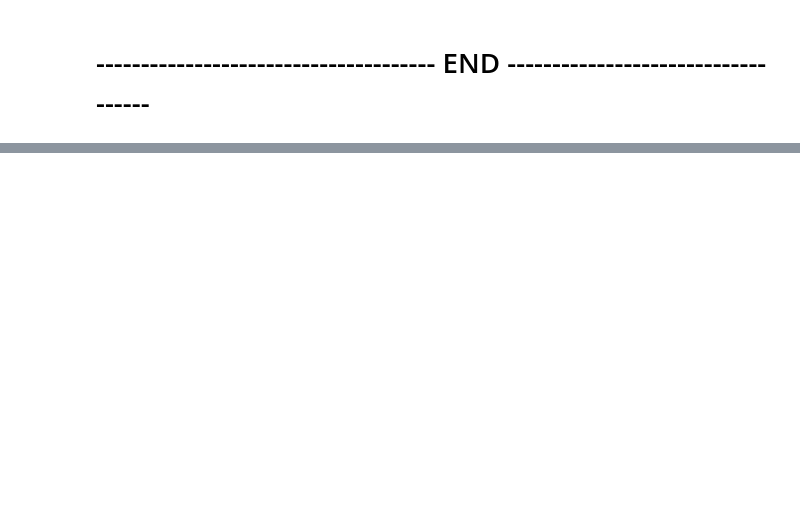
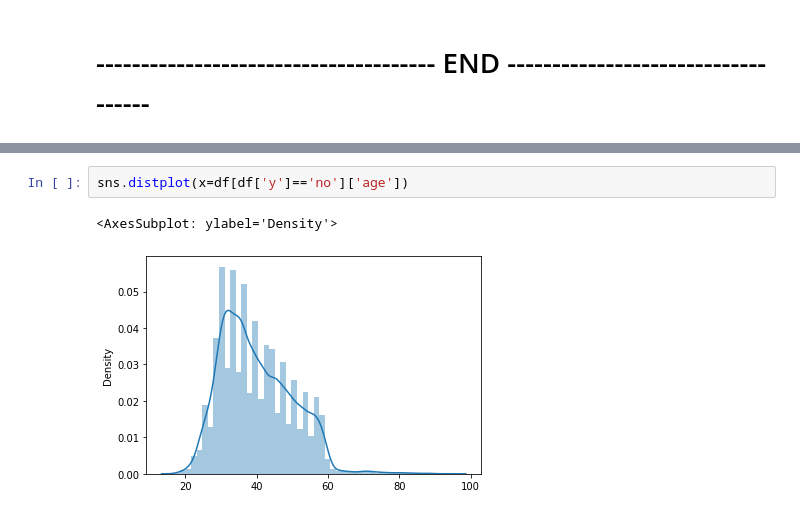
Before and after one commit to chaitanyamanem/Bank-Marketing, a Jupyter notebook: Bank Campaign Data Analysis-adam.ipynb, the cells around one changed output, grey strips where cells are left out. Drawn from its saved outputs; the diff is of its cells as text; blank space fills up the shorter version.

```diff
--- a/Bank Campaign Data Analysis-adam.ipynb
+++ b/Bank Campaign Data Analysis-adam.ipynb
@@ -898,0 +782,5 @@ Ttest_indResult(statistic=6.172087109640128, pvalue=6.80213641846347e-10)
+# %%
+sns.distplot(x=df[df['y']=='no']['age'])
+# %% [output]
+<AxesSubplot: ylabel='Density'>
+[figure, added]
```
Also changed, not shown: parts of 39 cells of this notebook, 8 other files.
